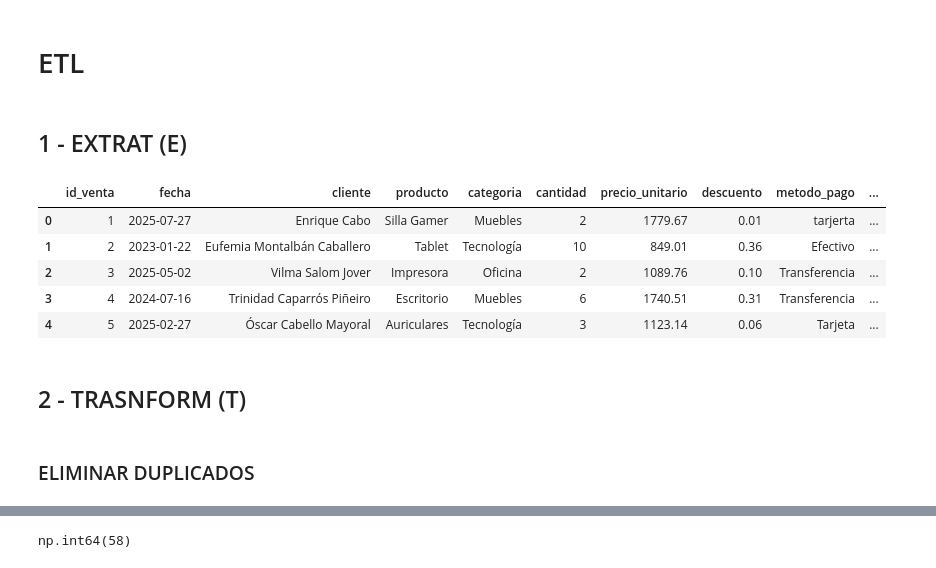
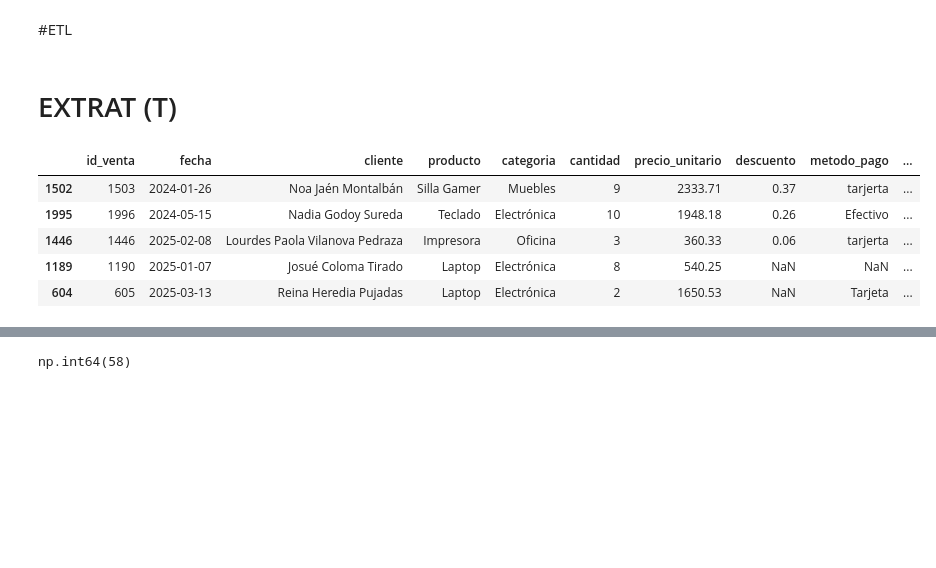
Before and after one commit to BrunoDkno368/ETL-EDA-METRICAS, a Jupyter notebook: ETL_EDA.ipynb, the cells around one changed output, grey strips where cells are left out. Cells and saved outputs as stored; diff of their text form; code cells hidden in the pictures; blank space fills up the shorter version.

```diff
--- a/ETL_EDA.ipynb
+++ b/ETL_EDA.ipynb
@@ -3,2 +8,2 @@
 # %% [markdown]
-# ETL
+#ETL
@@ -10,19 +10,15 @@ import matplotlib.pyplot as plt
 # %% [markdown]
-## 1 - EXTRAT (E)
+# EXTRAT (T)
 # %%
-df= pd.read_csv('/content/drive/MyDrive/EDA practica/ventas_reglas_negocio.csv')
-df.head()
+df = pd.read_csv('/content/drive/MyDrive/EDA practica/ventas_reglas_negocio.csv')
+df.sample(5)
 # %% [output]
 |  | id_venta | fecha | cliente | producto | categoria | cantidad | precio_unitario | descuento | metodo_pago | ... |
-| 0 | 1 | 2025-07-27 | Enrique Cabo | Silla Gamer | Muebles | 2 | 1779.67 | 0.01 | tarjerta | ... |
-| 1 | 2 | 2023-01-22 | Eufemia Montalbán Caballero | Tablet | Tecnología | 10 | 849.01 | 0.36 | Efectivo | ... |
-| 2 | 3 | 2025-05-02 | Vilma Salom Jover | Impresora | Oficina | 2 | 1089.76 | 0.10 | Transferencia | ... |
-| 3 | 4 | 2024-07-16 | Trinidad Caparrós Piñeiro | Escritorio | Muebles | 6 | 1740.51 | 0.31 | Transferencia | ... |
-| 4 | 5 | 2025-02-27 | Óscar Cabello Mayoral | Auriculares | Tecnología | 3 | 1123.14 | 0.06 | Tarjeta | ... |
+| 1502 | 1503 | 2024-01-26 | Noa Jaén Montalbán | Silla Gamer | Muebles | 9 | 2333.71 | 0.37 | tarjerta | ... |
+| 1995 | 1996 | 2024-05-15 | Nadia Godoy Sureda | Teclado | Electrónica | 10 | 1948.18 | 0.26 | Efectivo | ... |
+| 1446 | 1446 | 2025-02-08 | Lourdes Paola Vilanova Pedraza | Impresora | Oficina | 3 | 360.33 | 0.06 | tarjerta | ... |
+| 1189 | 1190 | 2025-01-07 | Josué Coloma Tirado | Laptop | Electrónica | 8 | 540.25 | NaN | NaN | ... |
+| 604 | 605 | 2025-03-13 | Reina Heredia Pujadas | Laptop | Electrónica | 2 | 1650.53 | NaN | Tarjeta | ... |
-# %% [markdown]
-## 2 - TRASNFORM (T)
-# %% [markdown]
-### ELIMINAR DUPLICADOS
 # %%
 df.info()
 # %% [output]
```
Also changed, not shown: parts of 107 cells of this notebook.
